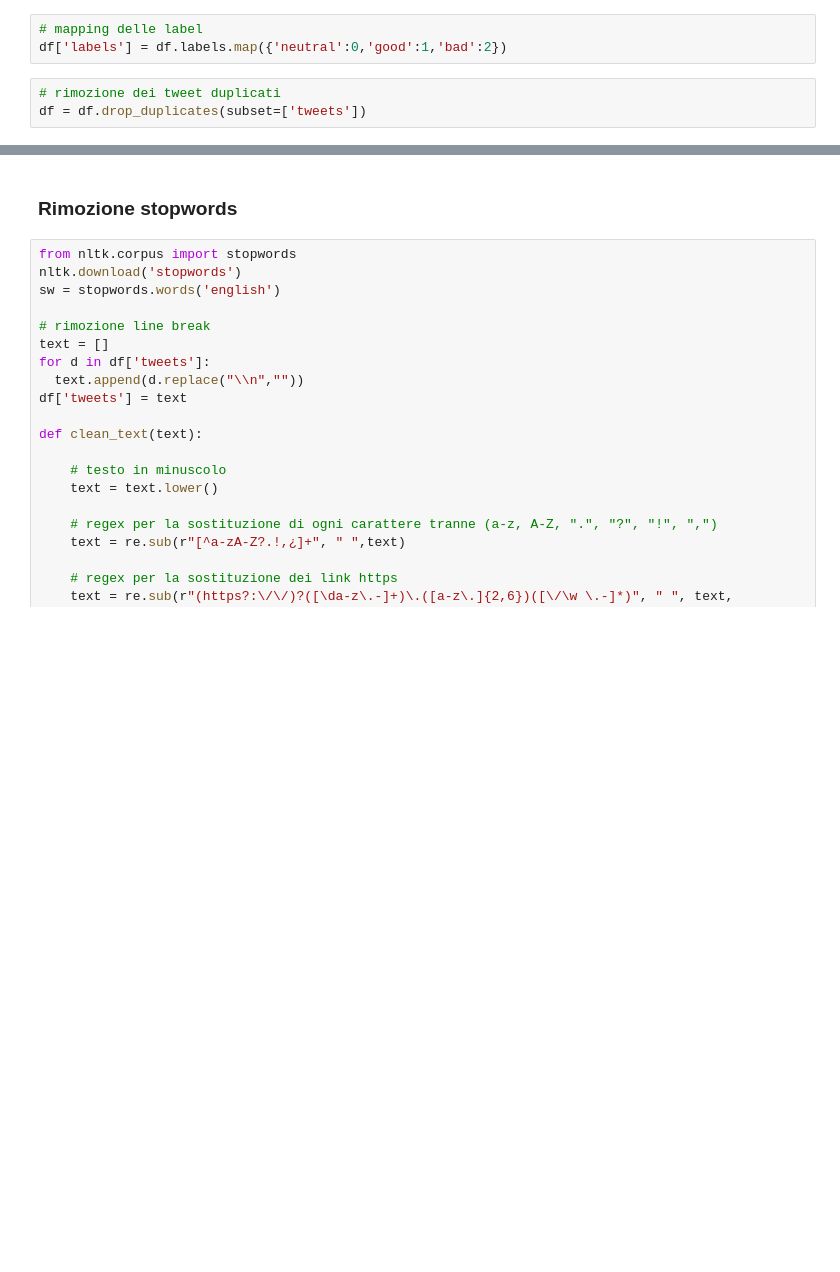
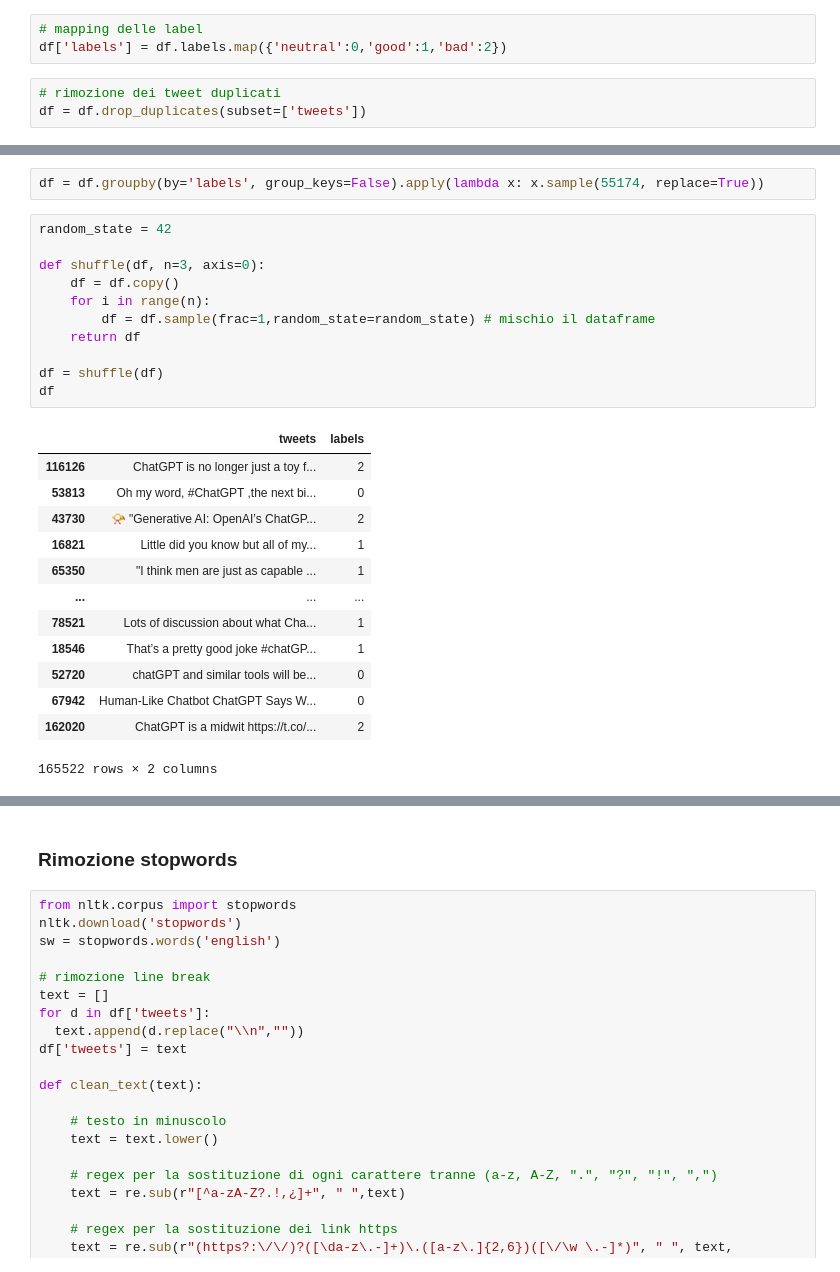
Before and after one commit to AriannaRonci/Sentiment-Analysis-ChatGPT-reviews, a Jupyter notebook: Fine_Tuning_BERT_ChatGPTReviews16_2_balanced.ipynb, the cells around one changed output, grey strips where cells are left out. Saved outputs shown, nothing was run; the diff lists cells and outputs as text; blank space fills up the shorter version.

```diff
--- a/Fine_Tuning_BERT_ChatGPTReviews16_2_balanced.ipynb
+++ b/Fine_Tuning_BERT_ChatGPTReviews16_2_balanced.ipynb
@@ -115,3 +119,30 @@ df = df.drop_duplicates(subset=['tweets'])
+# %%
+df = df.groupby(by='labels', group_keys=False).apply(lambda x: x.sample(55174, replace=True))
+# %%
+random_state = 42
+
+def shuffle(df, n=3, axis=0):
+    df = df.copy()
+    for i in range(n):
+        df = df.sample(frac=1,random_state=random_state) # mischio il dataframe
+    return df
+
+df = shuffle(df)
+df
+# %% [output]
+|  | tweets | labels |
+| 116126 | ChatGPT is no longer just a toy f... | 2 |
+| 53813 | Oh my word, #ChatGPT ,the next bi... | 0 |
+| 43730 | 📯 "Generative AI: OpenAI’s ChatGP... | 2 |
+| 16821 | Little did you know but all of my... | 1 |
+| 65350 | "I think men are just as capable ... | 1 |
+| ... | ... | ... |
+| 78521 | Lots of discussion about what Cha... | 1 |
+| 18546 | That’s a pretty good joke #chatGP... | 1 |
+| 52720 | chatGPT and similar tools will be... | 0 |
+| 67942 | Human-Like Chatbot ChatGPT Says W... | 0 |
+| 162020 | ChatGPT is a midwit https://t.co/... | 2 |
+165522 rows × 2 columns
 # %%
 Counter(df.labels)
 # %% [output]
```
Also changed, not shown: parts of 19 cells of this notebook.
